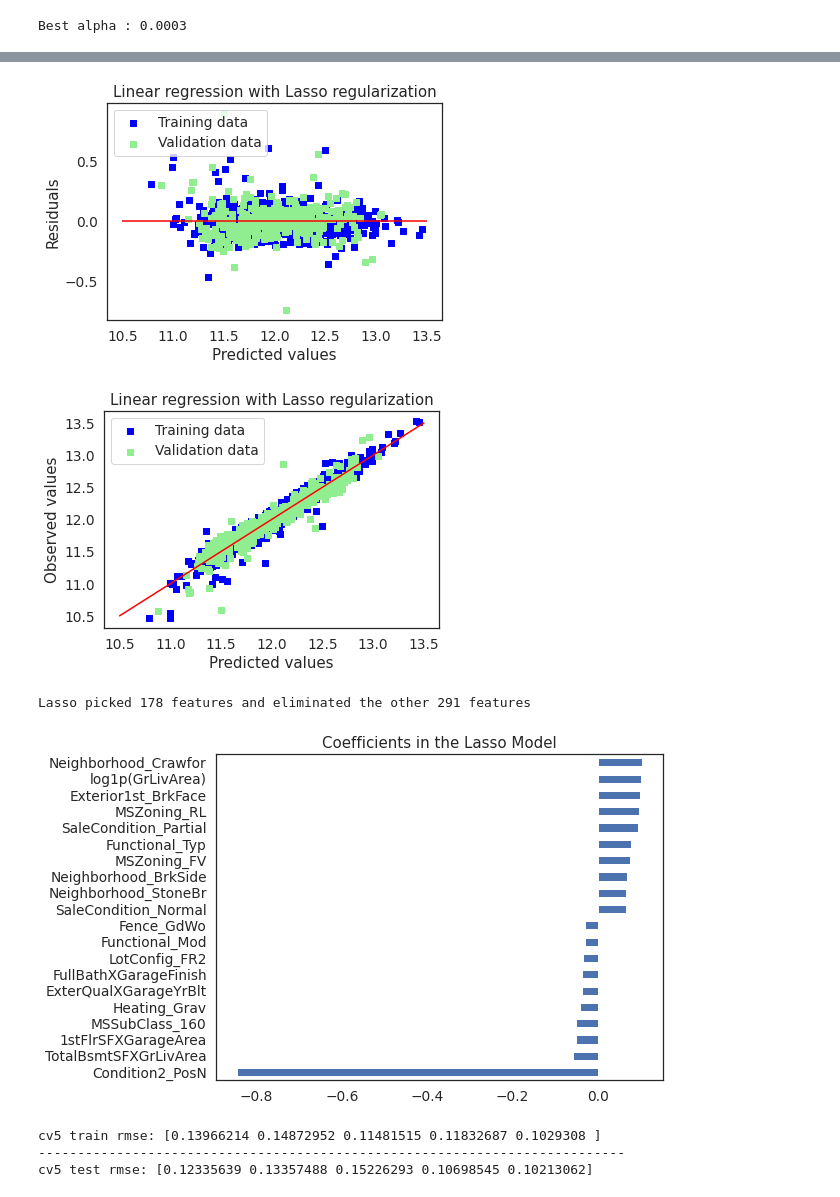
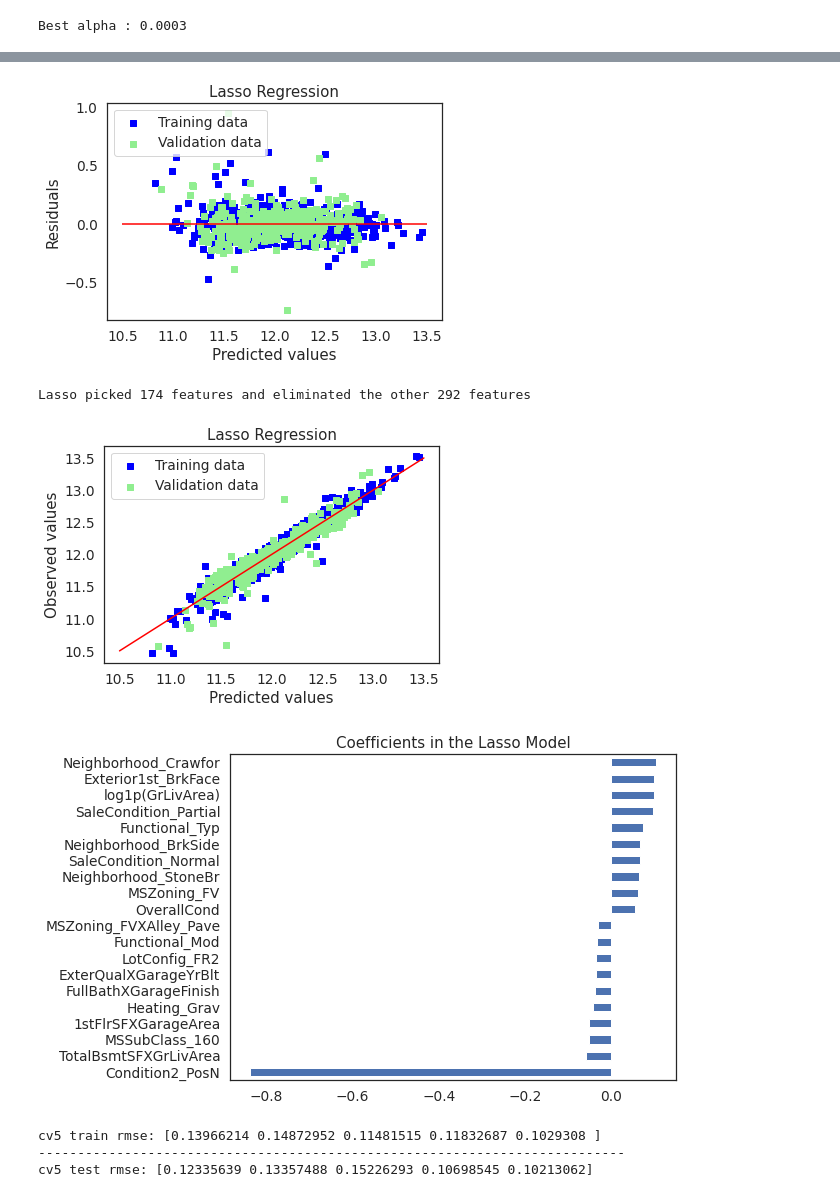
Before and after one commit to limbachia/House-Price-Prediction, a Jupyter notebook: 03-model-building.ipynb, the cells around one changed output, grey strips where cells are left out. Cells and saved outputs as stored; diff of their text form; code cells hidden in the pictures.

```diff
--- a/03-model-building.ipynb
+++ b/03-model-building.ipynb
@@ -322,40 +316,21 @@ RMSE orig price: 23420.30600879206
 # %%
-y_train_las = lasso.predict(X_train_preproc)
-y_test_las = lasso.predict(X_test_preproc)
-
-# Plot residuals
-plt.scatter(y_train_las, y_train_las - y_train, c = "blue", marker = "s", label = "Training data")
-plt.scatter(y_test_las, y_test_las - y_test, c = "lightgreen", marker = "s", label = "Validation data")
-plt.title("Linear regression with Lasso regularization")
-plt.xlabel("Predicted values")
-plt.ylabel("Residuals")
-plt.legend(loc = "upper left")
-plt.hlines(y = 0, xmin = 10.5, xmax = 13.5, color = "red")
-plt.show()
-
-# Plot predictions
-plt.scatter(y_train_las, y_train, c = "blue", marker = "s", label = "Training data")
-plt.scatter(y_test_las, y_test, c = "lightgreen", marker = "s", label = "Validation data")
-plt.title("Linear regression with Lasso regularization")
-plt.xlabel("Predicted values")
-plt.ylabel("Observed values")
-plt.legend(loc = "upper left")
-plt.plot([10.5, 13.5], [10.5, 13.5], c = "red")
-plt.show()
+# Plot residuals and predicted value plots
+plot(lasso,"Lasso Regression",X_train_preproc,X_test_preproc,y_train,y_test)
 
 # Plot important coefficients
+plt.figure()
 coefs = pd.Series(lasso.coef_, index = X_train_preproc.columns)
 print("Lasso picked " + str(sum(coefs != 0)) + " features and eliminated the other " +  \
       str(sum(coefs == 0)) + " features")
 imp_coefs = pd.concat([coefs.sort_values().head(10),
                      coefs.sort_values().tail(10)])
 imp_coefs.plot(kind = "barh",figsize=(8,6))
 plt.title("Coefficients in the Lasso Model");
 # %% [output]
-[figure, old version]
+[figure, new version]
+Lasso picked 174 features and eliminated the other 292 features
-[figure, old version]
+[figure, new version]
-Lasso picked 178 features and eliminated the other 291 features
-[figure, old version]
+[figure, new version]
 # %%
 cv5_train_rmse =  cv_rmse(lasso, X_train_preproc, y_train, cv=5)
 cv5_test_rmse =  cv_rmse(lasso, X_test_preproc, y_test, cv=5)
```
Also changed, not shown: parts of 36 cells of this notebook, 1 other file.
